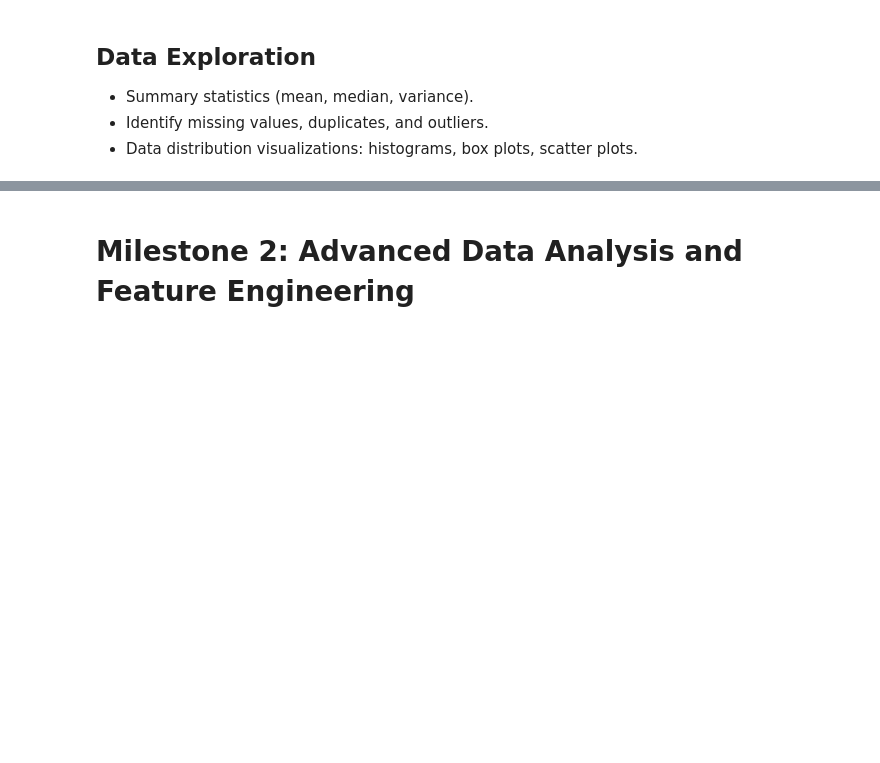
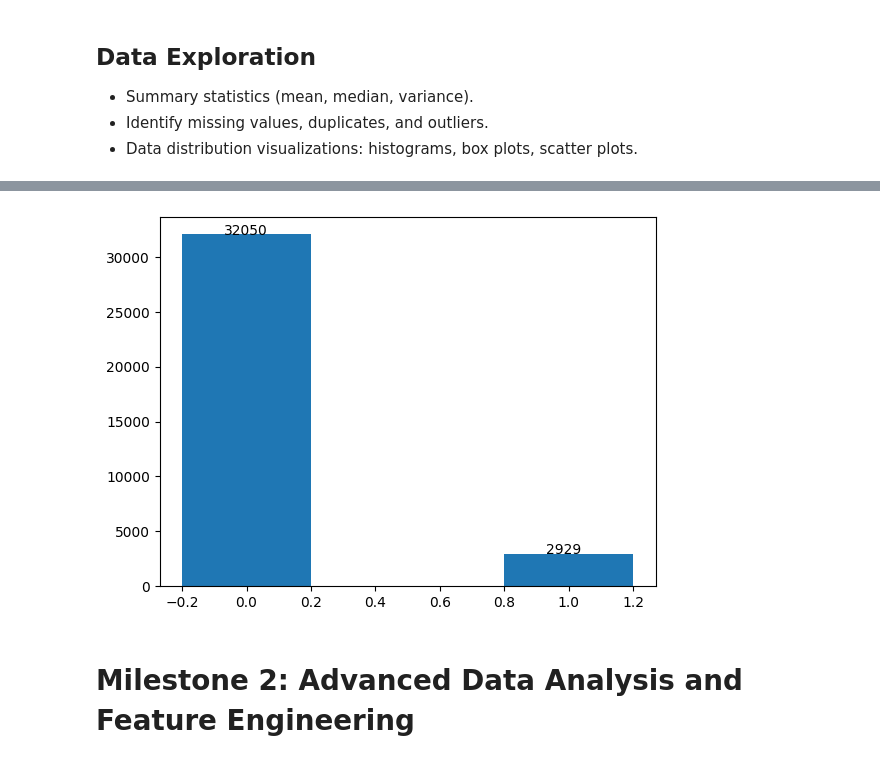
Before and after one commit to saifsame7/Health-Care-predictive-model, a Jupyter notebook: project_notebook_template.ipynb, the cells around one changed output, grey strips where cells are left out. Cells and saved outputs as stored; diff of their text form; code cells hidden in the pictures; blank space fills up the shorter version.

```diff
--- a/project_notebook_template.ipynb
+++ b/project_notebook_template.ipynb
@@ -72,3 +162,15 @@
+# %%
+# we will see if smoke effect the people having the disease
+smoke=df.groupby('smoke')['cardio'].sum()
+# smoke
+ax=plt.bar(smoke.index,smoke.values,width=0.4)
+for p in ax.patches:
+    plt.annotate(int(p.get_height()),
+    (p.get_x()+0.13,p.get_height()+1)
+    ,fontsize=10)
+plt.yticks()
+# %% [output]
+[figure, added]
 # %% [markdown]
 # Milestone 2: Advanced Data Analysis and Feature Engineering
 # %% [markdown]
```
Also changed, not shown: parts of 10 cells of this notebook, 1 other file.
